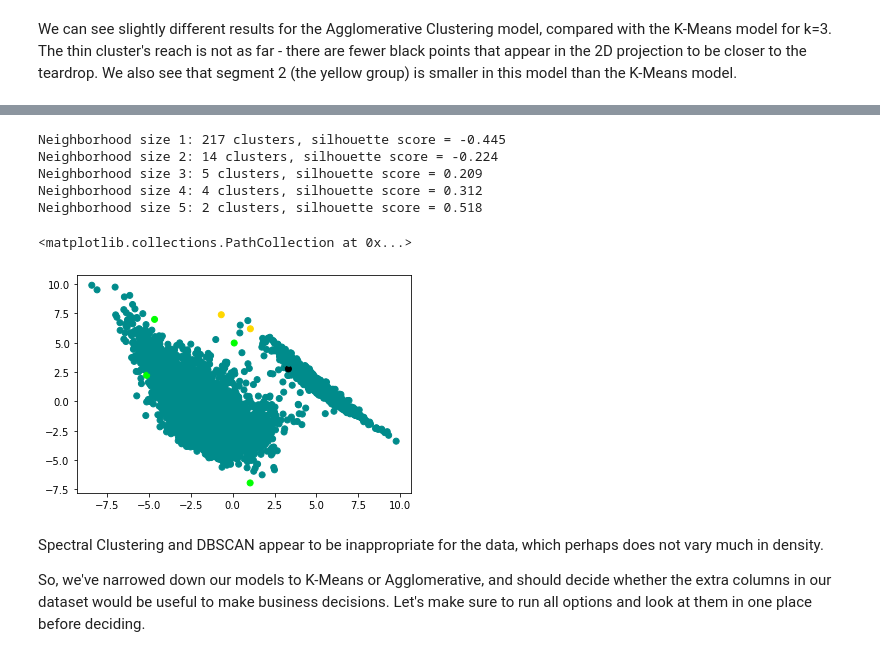
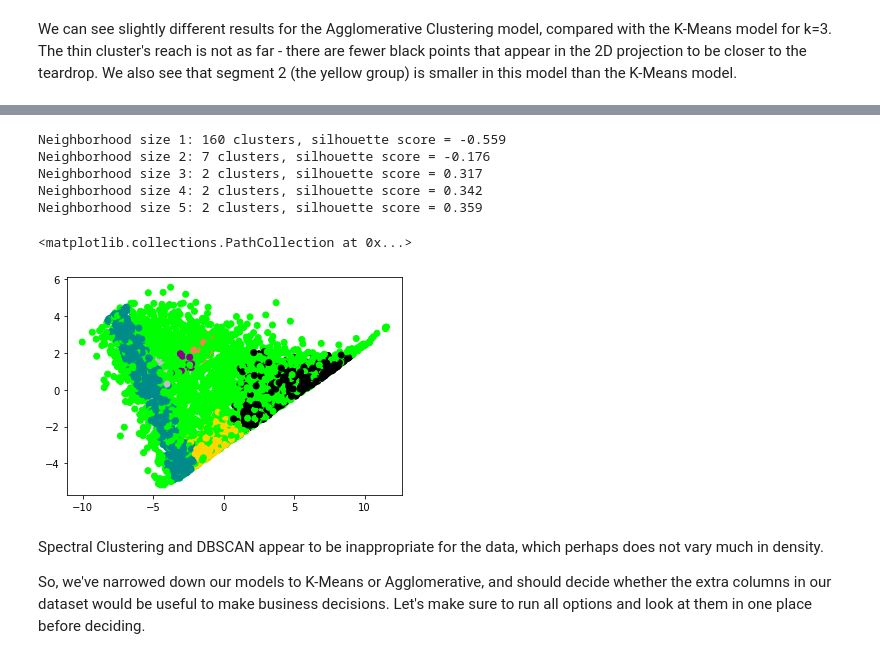
Before and after one commit to Pandeming/Customer_Segmentation, a Jupyter notebook: 02 Modeling.ipynb, the cells around one changed output, grey strips where cells are left out. Saved outputs shown, nothing was run; the diff lists cells and outputs as text; code cells hidden in the pictures.

```diff
--- a/02 Modeling.ipynb
+++ b/02 Modeling.ipynb
@@ -66,0 +50,5 @@ df.describe()
+# %%
+#full_log = df
+#full_log[['recency', 'days_active']] = df[['recency', 'days_active']] * 74
+full_log[['recency', 'days_active']] = np.log2(full_log[['recency', 'days_active']])
+full_log.describe()
@@ -67,3 +65,5 @@ df.describe()
+# %%
+df=full_log
 # %% [markdown]
 ### ***K-Means***
 First, a K-Means approach using all features in the dataset. We'll look at inertia (sum of squared distance to cluster center) as well as silhouette score to find the best number of clusters, k.
@@ -167,7 +167,7 @@ Both models identify the thin cluster with a few extra points that appear to be
 However, we still need to try out a few more models before we settle on the best segmentation. Next, let's continue using K-Means but with a subset of our data. A traditional RFM analysis would contain just these three features - Recency, Frequency, and Monetary Value.
 # %%
 # df of only RFM features
-rfm = df[['recency', 'orders', 'avg_order_time', 'total_value']]
+rfm = df[['recency', 'frequency', 'total_value']]
 # %%
 # Repeat methods to find optimal k value
 inertias = []
@@ -336,7 +336,7 @@ for w in windows:
     model.fit(df)
     labels = model.labels_
     n_clusters = len(set(model.labels_))
-    ks[w] = n_clusters
+    k_dict[w] = n_clusters
     try:
         sil_score = round(silhouette_score(df, labels), 3)
     except ValueError:
@@ -346,21 +346,21 @@ for w in windows:
 for w in sil_scores:
     print('Neighborhood size {}: {} clusters, silhouette score = {}'.format(round(w,2), k_dict[w], sil_scores[w]))
 # %% [output]
-Neighborhood size 1: 217 clusters, silhouette score = -0.445
-Neighborhood size 2: 14 clusters, silhouette score = -0.224
-Neighborhood size 3: 5 clusters, silhouette score = 0.209
-Neighborhood size 4: 4 clusters, silhouette score = 0.312
-Neighborhood size 5: 2 clusters, silhouette score = 0.518
+Neighborhood size 1: 160 clusters, silhouette score = -0.559
+Neighborhood size 2: 7 clusters, silhouette score = -0.176
+Neighborhood size 3: 2 clusters, silhouette score = 0.317
+Neighborhood size 4: 2 clusters, silhouette score = 0.342
+Neighborhood size 5: 2 clusters, silhouette score = 0.359
 # %%
-dbs_model = DBSCAN(eps=4, metric='euclidean', min_samples=2)
+dbs_model = DBSCAN(eps=1.0, metric='euclidean', min_samples=15)
 dbs_model.fit(df)
 dbs_segments = pd.Series(dbs_model.labels_)
 
 colorlist = [colors[s] for s in dbs_segments]
 plt.scatter(pcax, pcay, c=colorlist)
 # %% [output]
 <matplotlib.collections.PathCollection at 0x...>
-[figure, old version]
+[figure, new version]
 # %% [markdown]
 Spectral Clustering and DBSCAN appear to be inappropriate for the data, which perhaps does not vary much in density.
 
```
Also changed, not shown: parts of 22 cells of this notebook, 3 other files.
